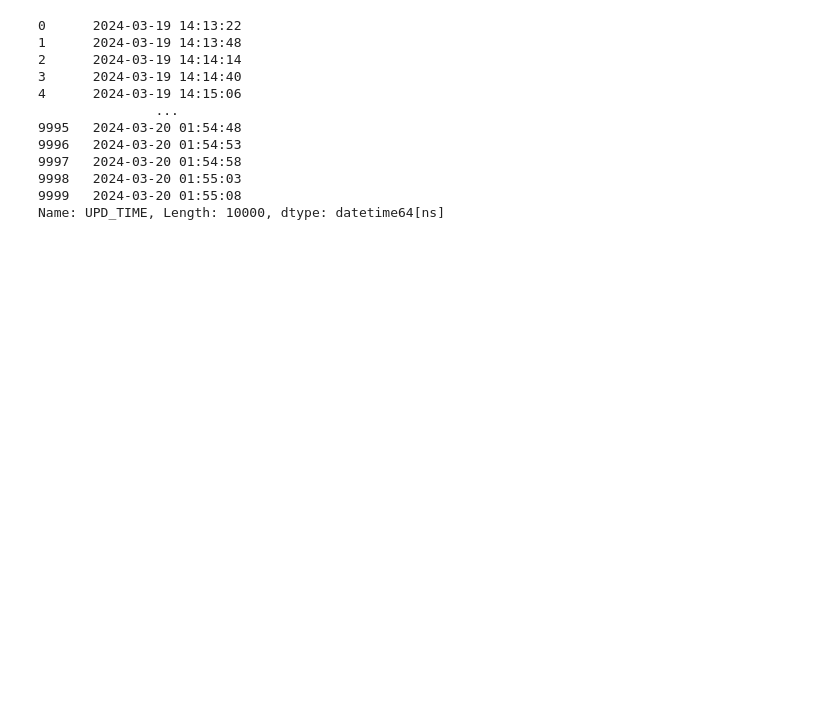
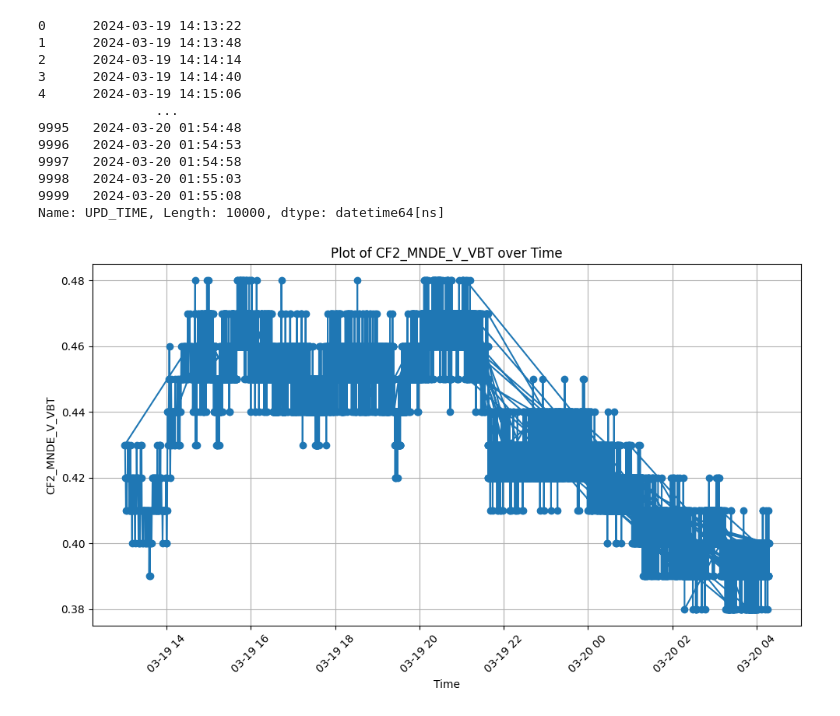
Before and after one commit to hrishikesh1017/AMNS, a Jupyter notebook: test.ipynb, the cells around one changed output. Saved outputs shown, nothing was run; the diff lists cells and outputs as text; code cells hidden in the pictures; blank space fills up the shorter version.

```diff
--- a/test.ipynb
+++ b/test.ipynb
@@ -117,3 +117,24 @@ df["UPD_TIME"][:10000]
 9998   2024-03-20 01:55:03
 9999   2024-03-20 01:55:08
 Name: UPD_TIME, Length: 10000, dtype: datetime64[ns]
+# %%
+df['UPD_TIME'] = pd.to_datetime(df['UPD_TIME'])
+
+# Plot the data
+plt.figure(figsize=(10, 6))  # Adjust the figure size if needed
+plt.plot(df['UPD_TIME'], df['CF2_MNDE_V_VBT'], marker='o', linestyle='-')
+
+# Set labels and title
+plt.xlabel('Time')
+plt.ylabel('CF2_MNDE_V_VBT')
+plt.title('Plot of CF2_MNDE_V_VBT over Time')
+
+# Rotate x-axis labels for better readability
+plt.xticks(rotation=45)
+
+# Show plot
+plt.grid(True)
+plt.tight_layout()  # Adjust layout to prevent clipping of labels
+plt.show()
+# %% [output]
+[figure, added]
```
Also changed, not shown: parts of 9 cells of this notebook, 1 other file.
